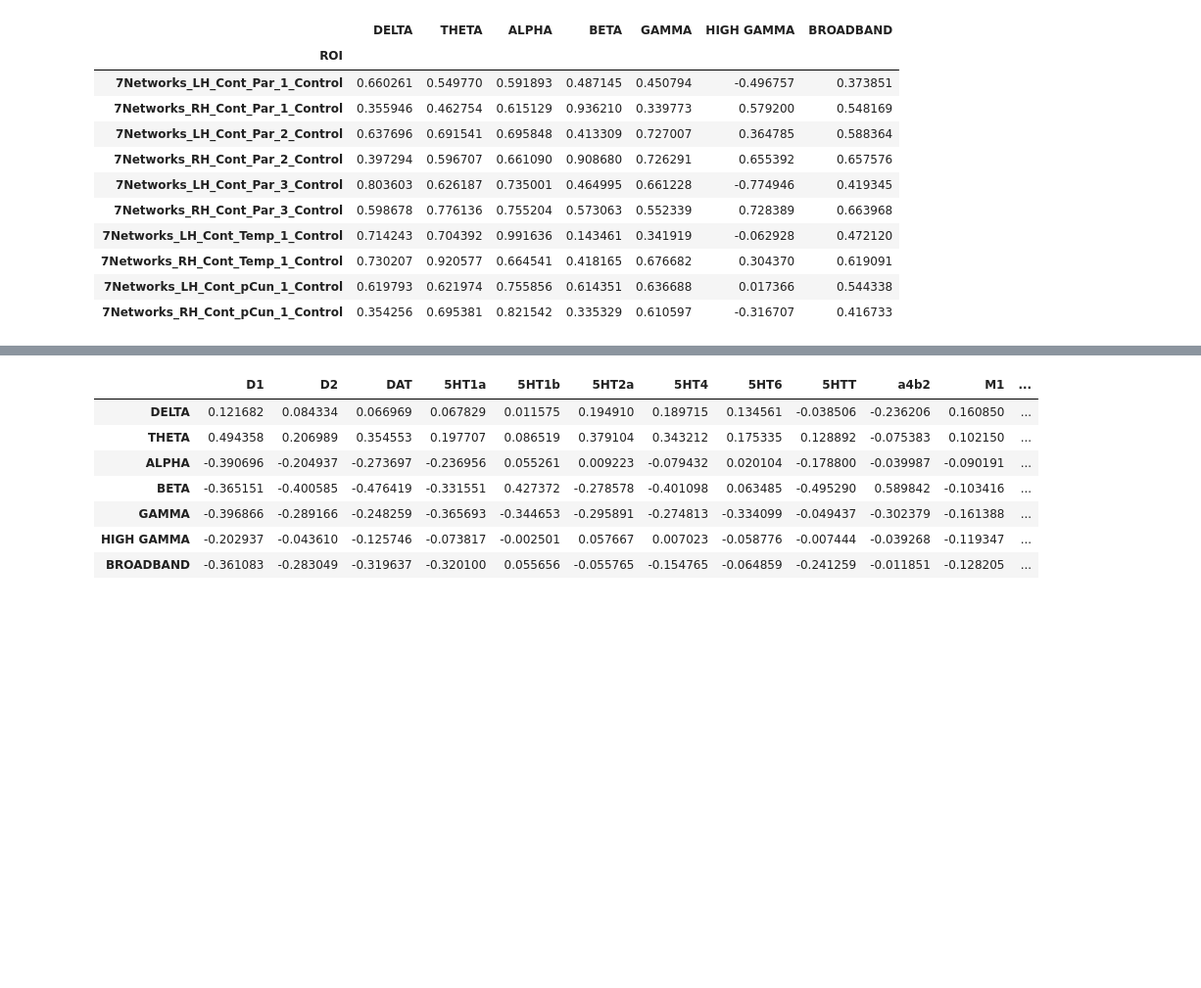
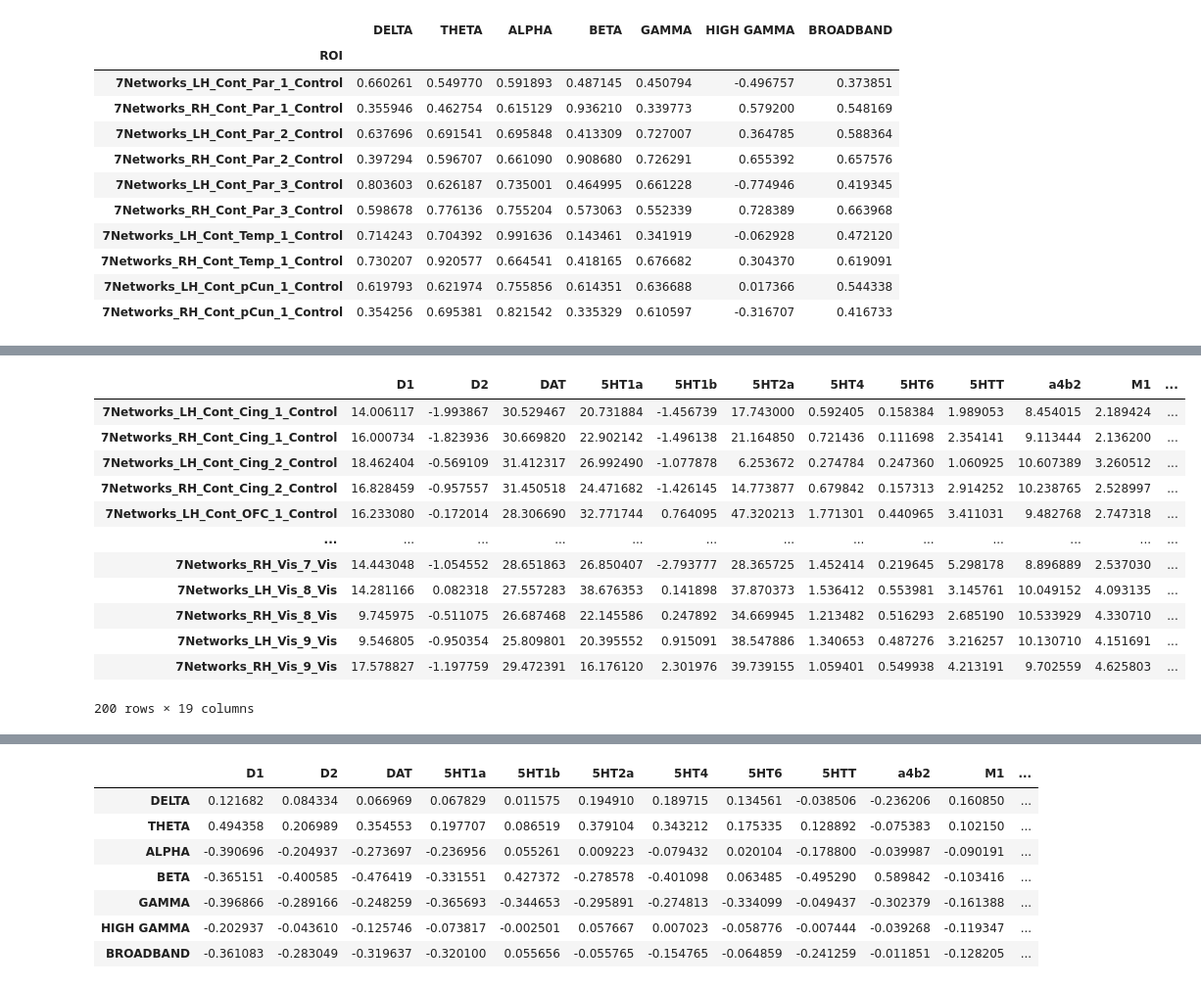
Before and after one commit to Epideixx/Fingerprints_Twins, a Jupyter notebook: neurochemicals_and_heritability_schaefer.ipynb, the cells around one changed output, grey strips where cells are left out. Shown: that part at 98% size. Saved outputs shown, nothing was run; the diff lists cells and outputs as text; code cells hidden in the pictures; blank space fills up the shorter version.

```diff
--- a/neurochemicals_and_heritability_schaefer.ipynb
+++ b/neurochemicals_and_heritability_schaefer.ipynb
@@ -153,0 +171,16 @@ plt.savefig("Results_Log_Schaefer/Figures/Heatmap_Receptors_Freqband_Corr_Schaef
+# %%
+receptors_df
+# %% [output]
+|  | D1 | D2 | DAT | 5HT1a | 5HT1b | 5HT2a | 5HT4 | 5HT6 | 5HTT | a4b2 | M1 | ... |
+| 7Networks_LH_Cont_Cing_1_Control | 14.006117 | -1.993867 | 30.529467 | 20.731884 | -1.456739 | 17.743000 | 0.592405 | 0.158384 | 1.989053 | 8.454015 | 2.189424 | ... |
+| 7Networks_RH_Cont_Cing_1_Control | 16.000734 | -1.823936 | 30.669820 | 22.902142 | -1.496138 | 21.164850 | 0.721436 | 0.111698 | 2.354141 | 9.113444 | 2.136200 | ... |
+| 7Networks_LH_Cont_Cing_2_Control | 18.462404 | -0.569109 | 31.412317 | 26.992490 | -1.077878 | 6.253672 | 0.274784 | 0.247360 | 1.060925 | 10.607389 | 3.260512 | ... |
+| 7Networks_RH_Cont_Cing_2_Control | 16.828459 | -0.957557 | 31.450518 | 24.471682 | -1.426145 | 14.773877 | 0.679842 | 0.157313 | 2.914252 | 10.238765 | 2.528997 | ... |
+| 7Networks_LH_Cont_OFC_1_Control | 16.233080 | -0.172014 | 28.306690 | 32.771744 | 0.764095 | 47.320213 | 1.771301 | 0.440965 | 3.411031 | 9.482768 | 2.747318 | ... |
+| ... | ... | ... | ... | ... | ... | ... | ... | ... | ... | ... | ... | ... |
+| 7Networks_RH_Vis_7_Vis | 14.443048 | -1.054552 | 28.651863 | 26.850407 | -2.793777 | 28.365725 | 1.452414 | 0.219645 | 5.298178 | 8.896889 | 2.537030 | ... |
+| 7Networks_LH_Vis_8_Vis | 14.281166 | 0.082318 | 27.557283 | 38.676353 | 0.141898 | 37.870373 | 1.536412 | 0.553981 | 3.145761 | 10.049152 | 4.093135 | ... |
+| 7Networks_RH_Vis_8_Vis | 9.745975 | -0.511075 | 26.687468 | 22.145586 | 0.247892 | 34.669945 | 1.213482 | 0.516293 | 2.685190 | 10.533929 | 4.330710 | ... |
+| 7Networks_LH_Vis_9_Vis | 9.546805 | -0.950354 | 25.809801 | 20.395552 | 0.915091 | 38.547886 | 1.340653 | 0.487276 | 3.216257 | 10.130710 | 4.151691 | ... |
+| 7Networks_RH_Vis_9_Vis | 17.578827 | -1.197759 | 29.472391 | 16.176120 | 2.301976 | 39.739155 | 1.059401 | 0.549938 | 4.213191 | 9.702559 | 4.625803 | ... |
+200 rows × 19 columns
```
Also changed, not shown: parts of 8 cells of this notebook.
